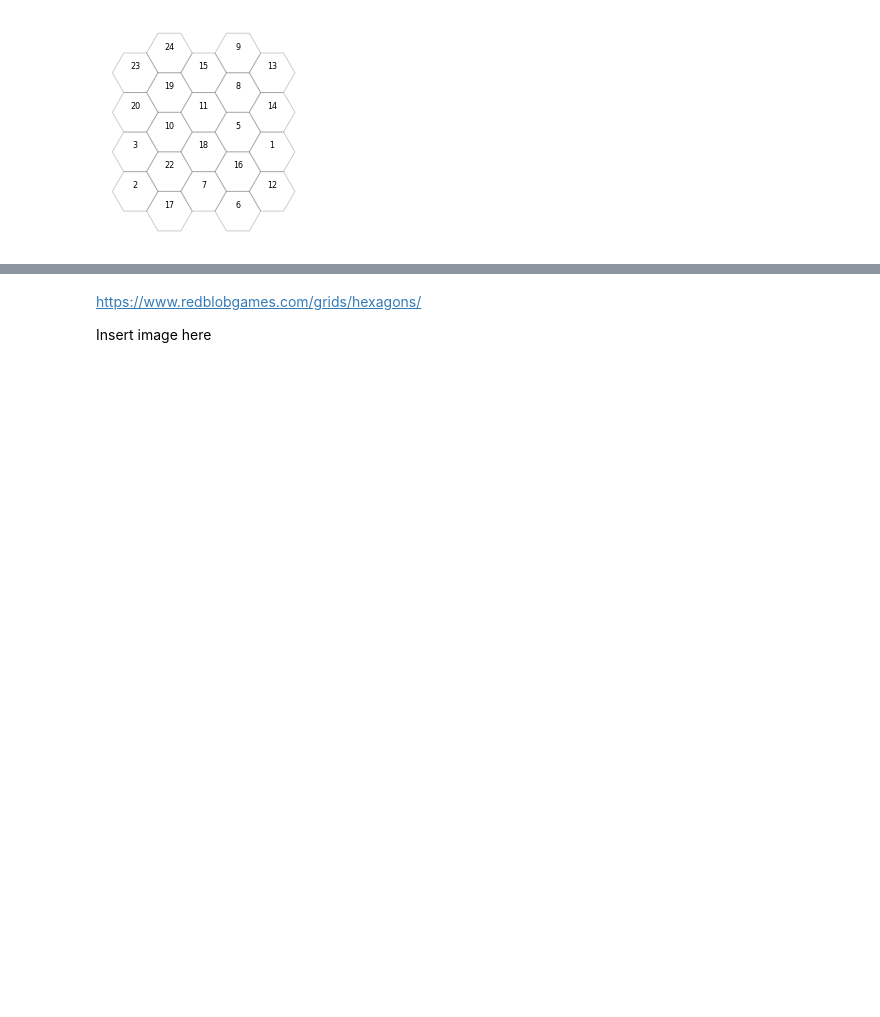
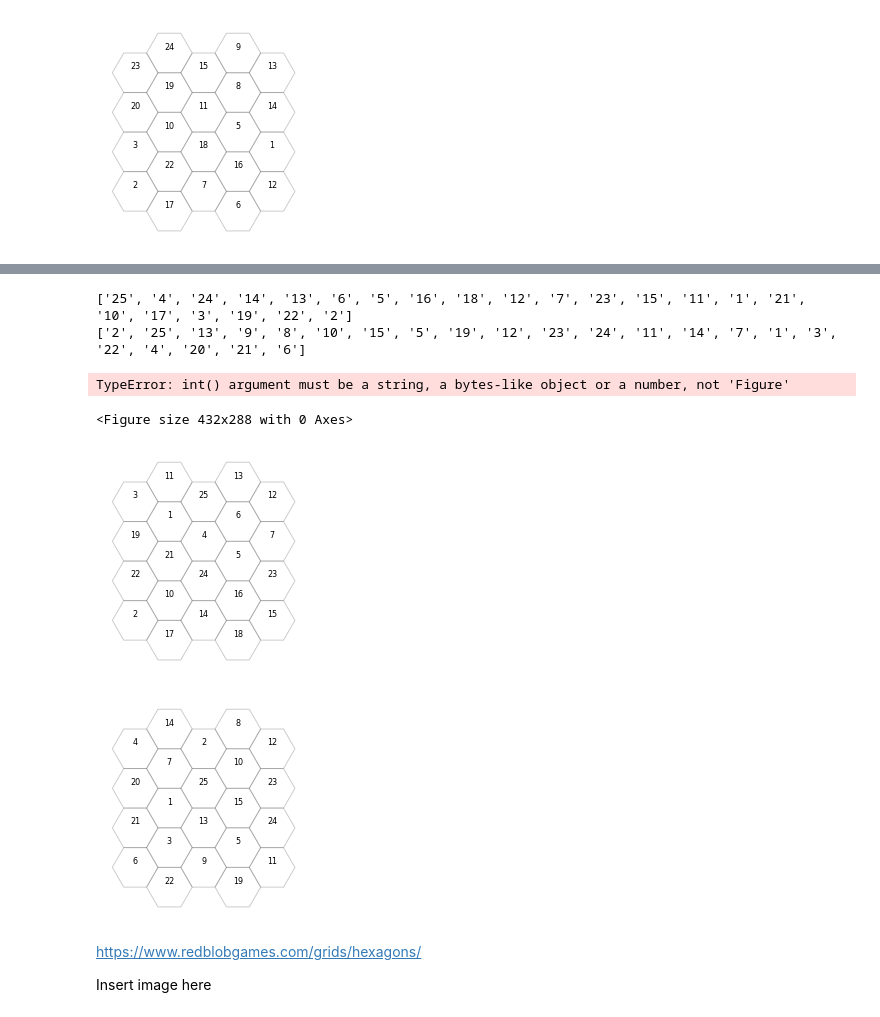
Before and after one commit to DJSaunders1997/blockbuster, a Jupyter notebook: Blockbusters.ipynb, the cells around one changed output, grey strips where cells are left out. Drawn from its saved outputs; the diff is of its cells as text; code cells hidden in the pictures; blank space fills up the shorter version.

```diff
--- a/Blockbusters.ipynb
+++ b/Blockbusters.ipynb
@@ -155,3 +255,20 @@ print(labels)
+# %%
+# https://stackoverflow.com/questions/17788685/python-saving-multiple-figures-into-one-pdf-file
+
+from matplotlib import pyplot as plt
+
+fig = plt.figure()
+
+axis1 = create_plot()
+axis2 = fig.add_subplot(create_plot())
+fig.savefig('multipleplots.png')
+# %% [output]
+['25', '4', '24', '14', '13', '6', '5', '16', '18', '12', '7', '23', '15', '11', '1', '21', '10', '17', '3', '19', '22', '2']
+['2', '25', '13', '9', '8', '10', '15', '5', '19', '12', '23', '24', '11', '14', '7', '1', '3', '22', '4', '20', '21', '6']
+TypeError: int() argument must be a string, a bytes-like object or a number, not 'Figure'
+<Figure size 432x288 with 0 Axes>
+[figure, added]
+[figure, added]
 # %% [markdown]
 https://www.redblobgames.com/grids/hexagons/
 
```
Also changed, not shown: parts of 4 cells of this notebook.
